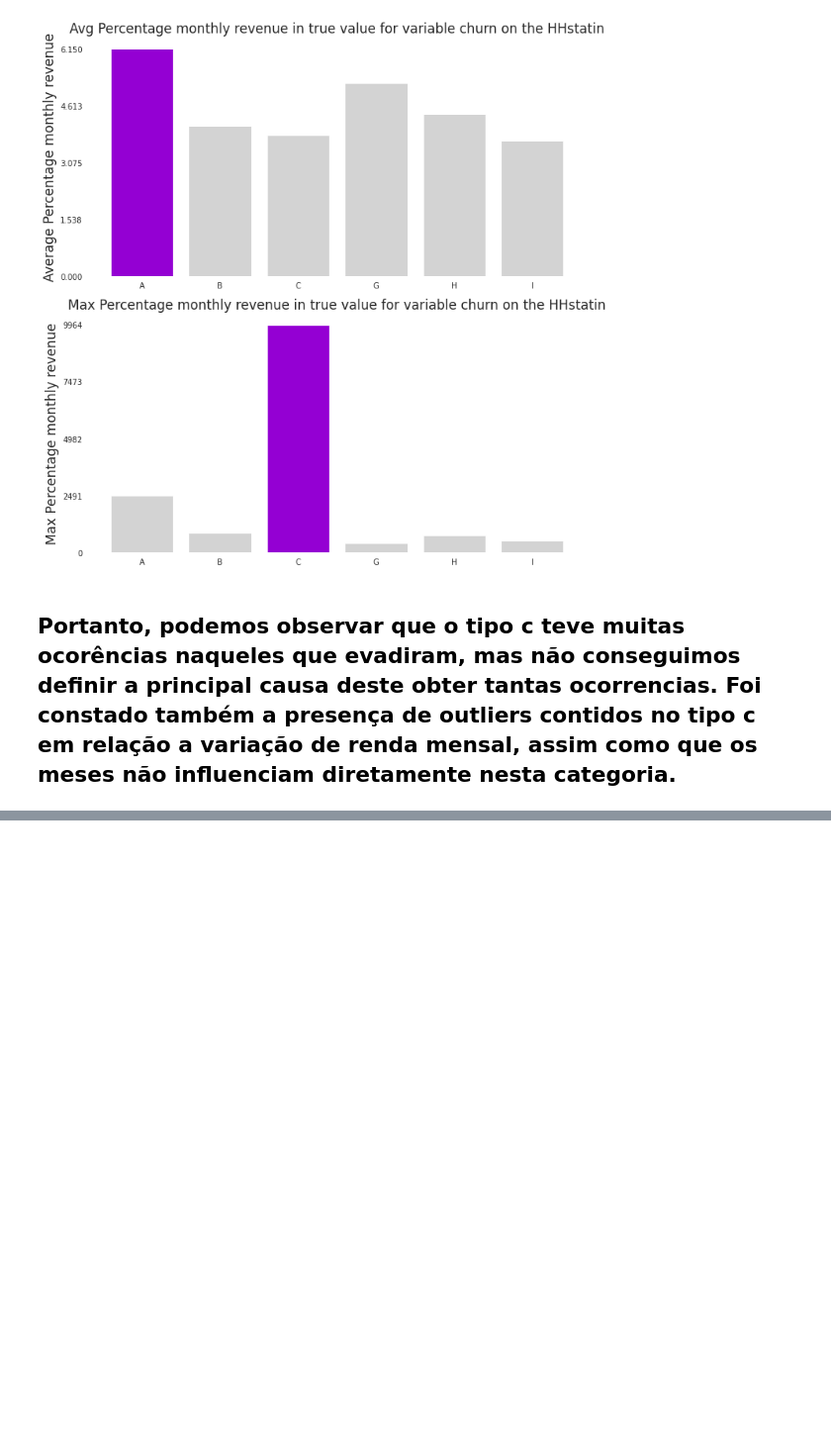
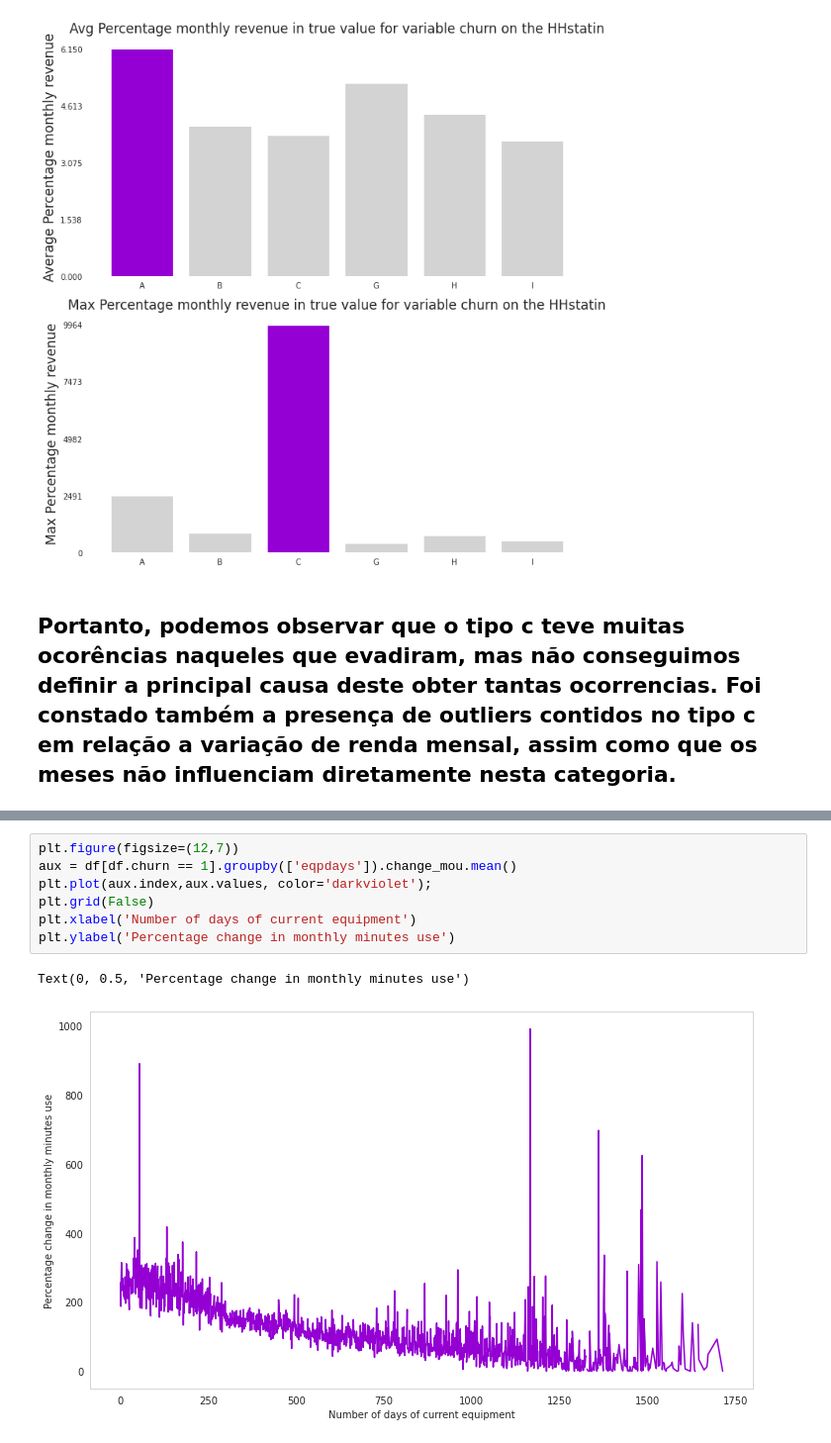
Before and after one commit to Tiao553/desafio-dhauz, a Jupyter notebook: analise/analises_churn.ipynb, the cells around one changed output, grey strips where cells are left out. Shown at 99% size. Cells and saved outputs as stored; diff of their text form; blank space fills up the shorter version.

```diff
--- a/analise/analises_churn.ipynb
+++ b/analise/analises_churn.ipynb
@@ -822,0 +839,10 @@ Acreditamos que como chamadas de voz ou de dados podem ser avaliados em conjunto
+# %%
+plt.figure(figsize=(12,7))
+aux = df[df.churn == 1].groupby(['eqpdays']).change_mou.mean()
+plt.plot(aux.index,aux.values, color='darkviolet');
+plt.grid(False)
+plt.xlabel('Number of days of current equipment')
+plt.ylabel('Percentage change in monthly minutes use')
+# %% [output]
+Text(0, 0.5, 'Percentage change in monthly minutes use')
+[figure, added]
```
Also changed, not shown: parts of 29 cells of this notebook, 2 other files.
